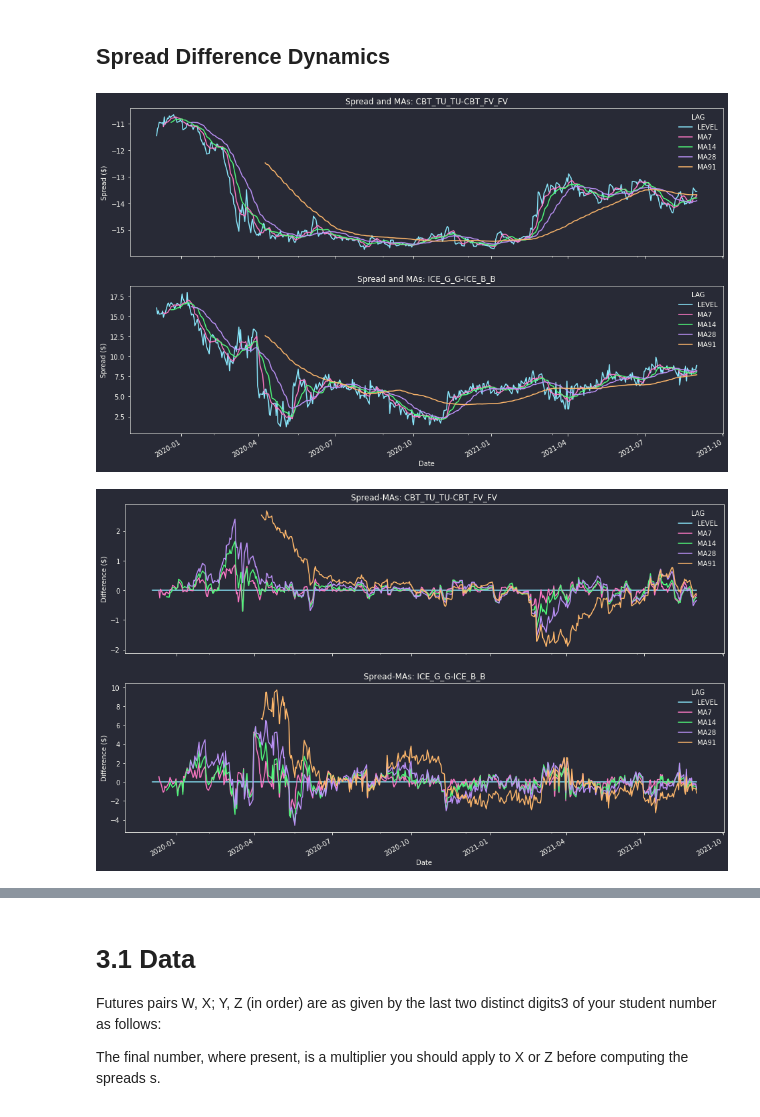
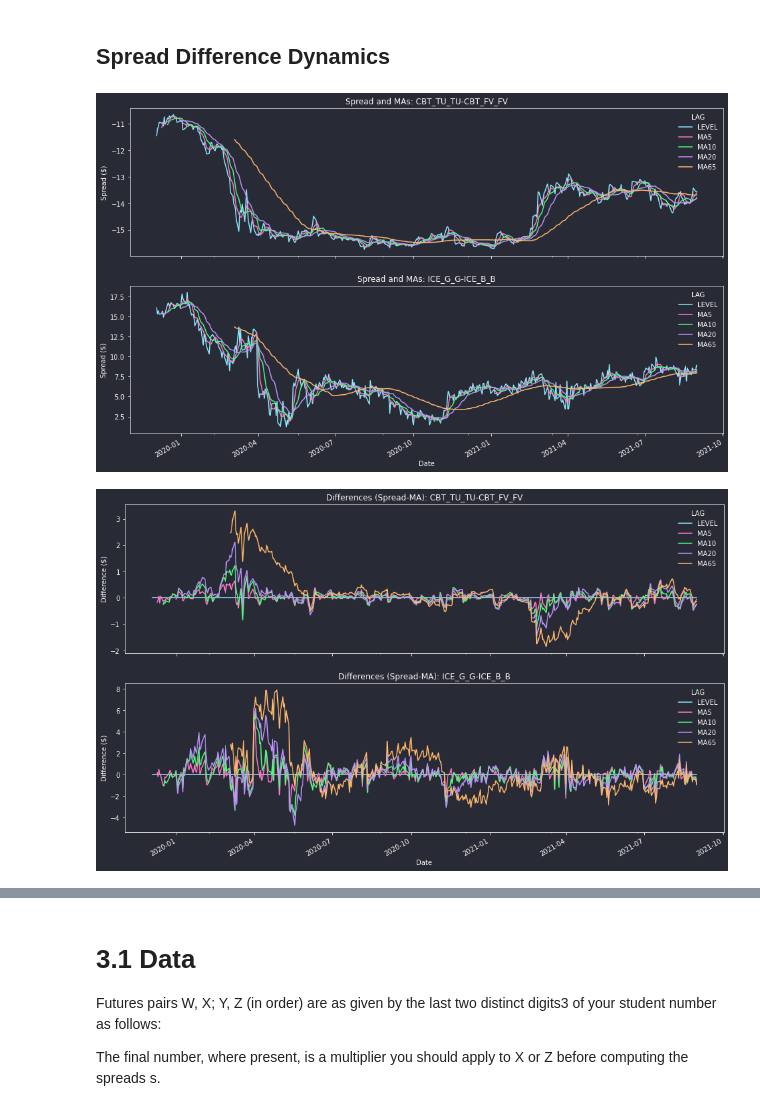
Before and after one commit to philipwlee/regquant, a Jupyter notebook: hw1_futures_spread/hw1_futures_spread_philip_lee_12129240.ipynb, the cells around one changed output, grey strips where cells are left out. Saved outputs shown, nothing was run; the diff lists cells and outputs as text; code cells hidden in the pictures.

```diff
--- a/hw1_futures_spread/hw1_futures_spread_philip_lee_12129240.ipynb
+++ b/hw1_futures_spread/hw1_futures_spread_philip_lee_12129240.ipynb
@@ -274,7 +274,7 @@ plt.show()
 ## Spread Difference Dynamics
 # %%
 spreads_cols = spreads.columns.copy(deep=True)
-lags = [7,14,28,91]
+lags = [5,10,20,65]
 mas  = [f"MA{n}" for n in lags]
 
 spread_ma = [spreads] + [spreads.rolling(n).mean() for n in lags]
@@ -294,17 +294,17 @@ for i, c in enumerate(spreads_cols):
 
 plt.show()
 # %% [output]
-[figure, old version]
+[figure, new version]
 # %%
 diff_ma = spread_ma.subtract(spread_ma["LEVEL"], axis=1)
 
 fig, axs = plt.subplots(len(spreads_cols), sharex=True)
 
 for i, c in enumerate(spreads_cols):
     diff_ma.swaplevel(0,1,1)[c].plot(ax=axs[i])
-    axs[i].set_title(f"Spread-MAs: {c}")
+    axs[i].set_title(f"Differences (Spread-MA): {c}")
     axs[i].set_ylabel("Difference ($)")
 
 plt.show()
 # %% [output]
-[figure, old version]
+[figure, new version]
```
Also changed, not shown: parts of 8 cells of this notebook.
